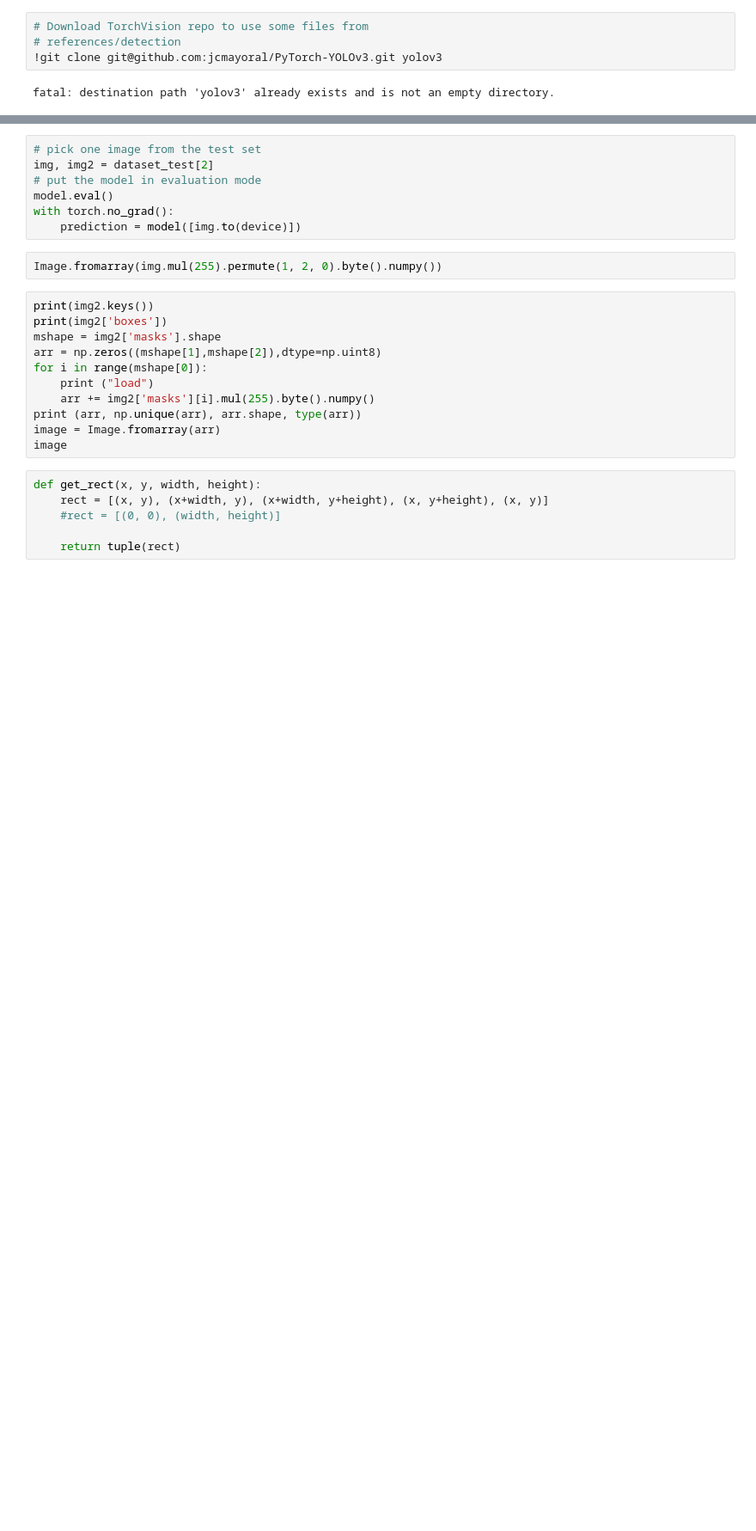
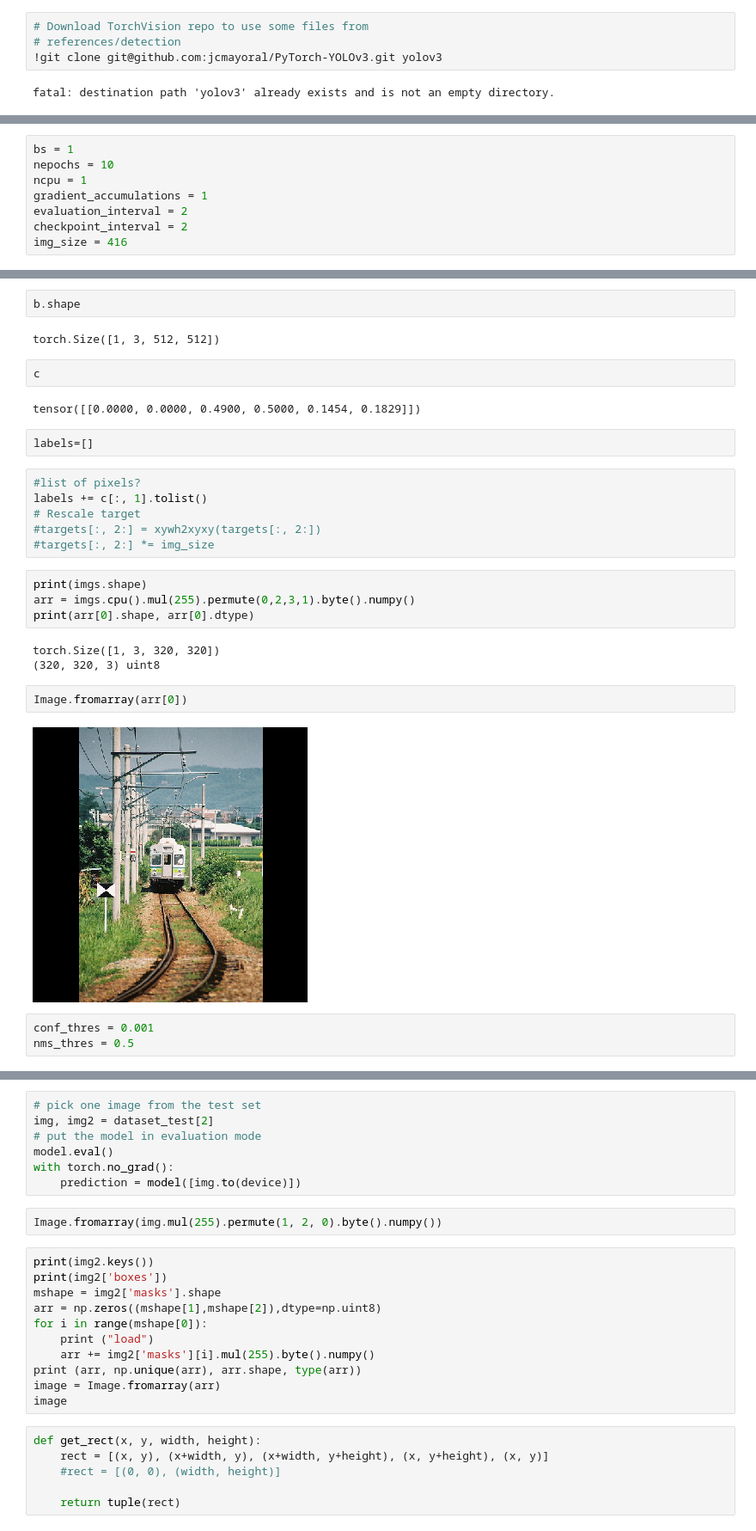
Before and after one commit to jcmayoral/gr_perception, a Jupyter notebook: gr_ml/nb/attempt yolo.ipynb, the cells around one changed output, grey strips where cells are left out. Shown at 86% size. Saved outputs shown, nothing was run; the diff lists cells and outputs as text; blank space fills up the shorter version.

```diff
--- a/gr_ml/nb/attempt yolo.ipynb
+++ b/gr_ml/nb/attempt yolo.ipynb
@@ -210,0 +187,8 @@ nepochs = 10
+# %%
+bs = 1
+nepochs = 10
+ncpu = 1
+gradient_accumulations = 1
+evaluation_interval = 2
+checkpoint_interval = 2
+img_size = 416
@@ -329,0 +490,30 @@ del data_loader
+# %%
+b.shape
+# %% [output]
+torch.Size([1, 3, 512, 512])
+# %%
+c
+# %% [output]
+tensor([[0.0000, 0.0000, 0.4900, 0.5000, 0.1454, 0.1829]])
+# %%
+labels=[]
+# %%
+#list of pixels?
+labels += c[:, 1].tolist()
+# Rescale target
+#targets[:, 2:] = xywh2xyxy(targets[:, 2:])
+#targets[:, 2:] *= img_size
+# %%
+print(imgs.shape)
+arr = imgs.cpu().mul(255).permute(0,2,3,1).byte().numpy()
+print(arr[0].shape, arr[0].dtype)
+# %% [output]
+torch.Size([1, 3, 320, 320])
+(320, 320, 3) uint8
+# %%
+Image.fromarray(arr[0])
+# %% [output]
+[figure, added]
+# %%
+conf_thres = 0.001
+nms_thres = 0.5
```
Also changed, not shown: parts of 22 cells of this notebook, 1 other file.
